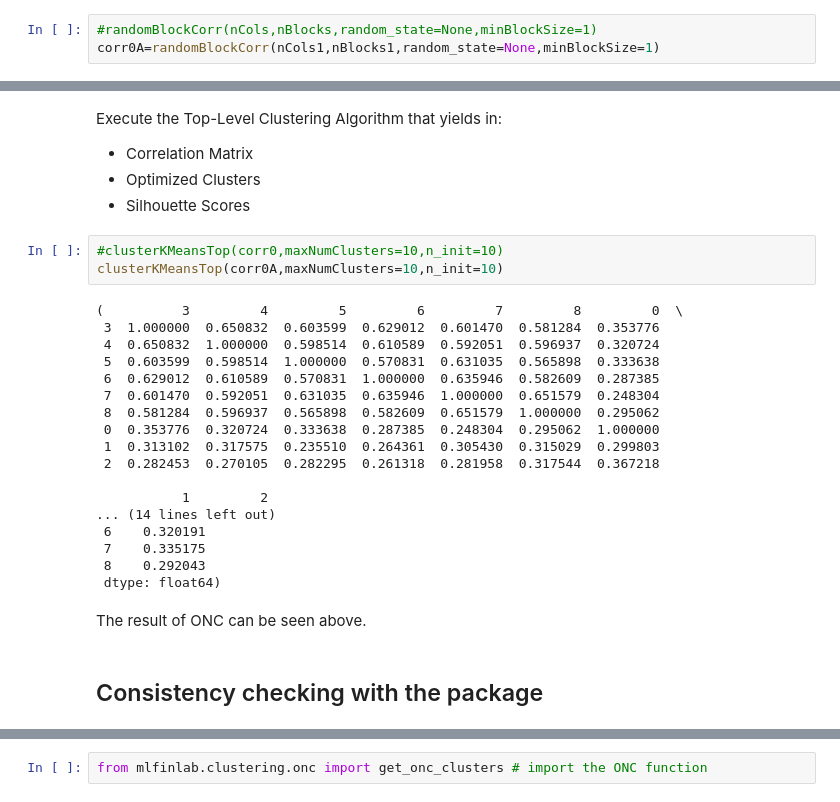
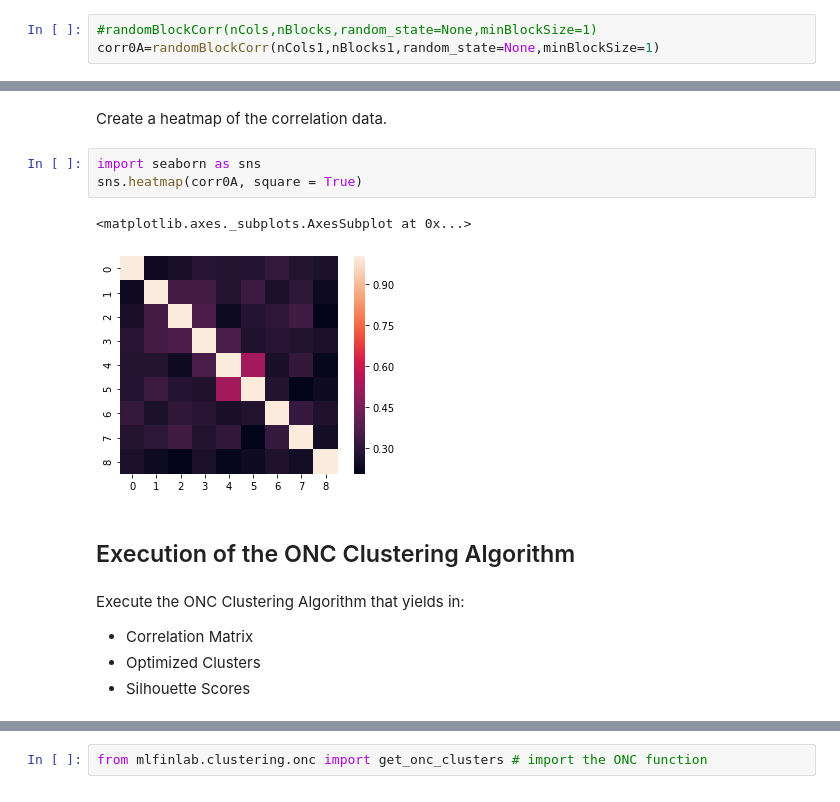
Before and after one commit to leren123/research, a Jupyter notebook: ONC/ONC - Exercise Notebook.ipynb, the cells around one changed output, grey strips where cells are left out. Saved outputs shown, nothing was run; the diff lists cells and outputs as text.

```diff
--- a/ONC/ONC - Exercise Notebook.ipynb
+++ b/ONC/ONC - Exercise Notebook.ipynb
@@ -186,31 +118,16 @@ corr0A.head()
+# %% [markdown]
+Create a heatmap of the correlation data.
+# %%
+import seaborn as sns
+sns.heatmap(corr0A, square = True)
+# %% [output]
+<matplotlib.axes._subplots.AxesSubplot at 0x...>
+[figure, added]
+# %% [markdown]
+## Execution of the ONC Clustering Algorithm
 # %% [markdown]
-Execute the Top-Level Clustering Algorithm that yields in:
+Execute the ONC Clustering Algorithm that yields in:
 
 * Correlation Matrix
 * Optimized Clusters
 * Silhouette Scores
-# %%
-#clusterKMeansTop(corr0,maxNumClusters=10,n_init=10)
-clusterKMeansTop(corr0A,maxNumClusters=10,n_init=10)
-# %% [output]
-(          3         4         5         6         7         8         0  \
- 3  1.000000  0.650832  0.603599  0.629012  0.601470  0.581284  0.353776
- 4  0.650832  1.000000  0.598514  0.610589  0.592051  0.596937  0.320724
- 5  0.603599  0.598514  1.000000  0.570831  0.631035  0.565898  0.333638
- 6  0.629012  0.610589  0.570831  1.000000  0.635946  0.582609  0.287385
- 7  0.601470  0.592051  0.631035  0.635946  1.000000  0.651579  0.248304
- 8  0.581284  0.596937  0.565898  0.582609  0.651579  1.000000  0.295062
- 0  0.353776  0.320724  0.333638  0.287385  0.248304  0.295062  1.000000
- 1  0.313102  0.317575  0.235510  0.264361  0.305430  0.315029  0.299803
- 2  0.282453  0.270105  0.282295  0.261318  0.281958  0.317544  0.367218
-
-           1         2
-... (14 lines left out)
- 6    0.320191
- 7    0.335175
- 8    0.292043
- dtype: float64)
-# %% [markdown]
-The result of ONC can be seen above.
-# %% [markdown]
-## Consistency checking with the package
```
Also changed, not shown: parts of 36 cells of this notebook.
